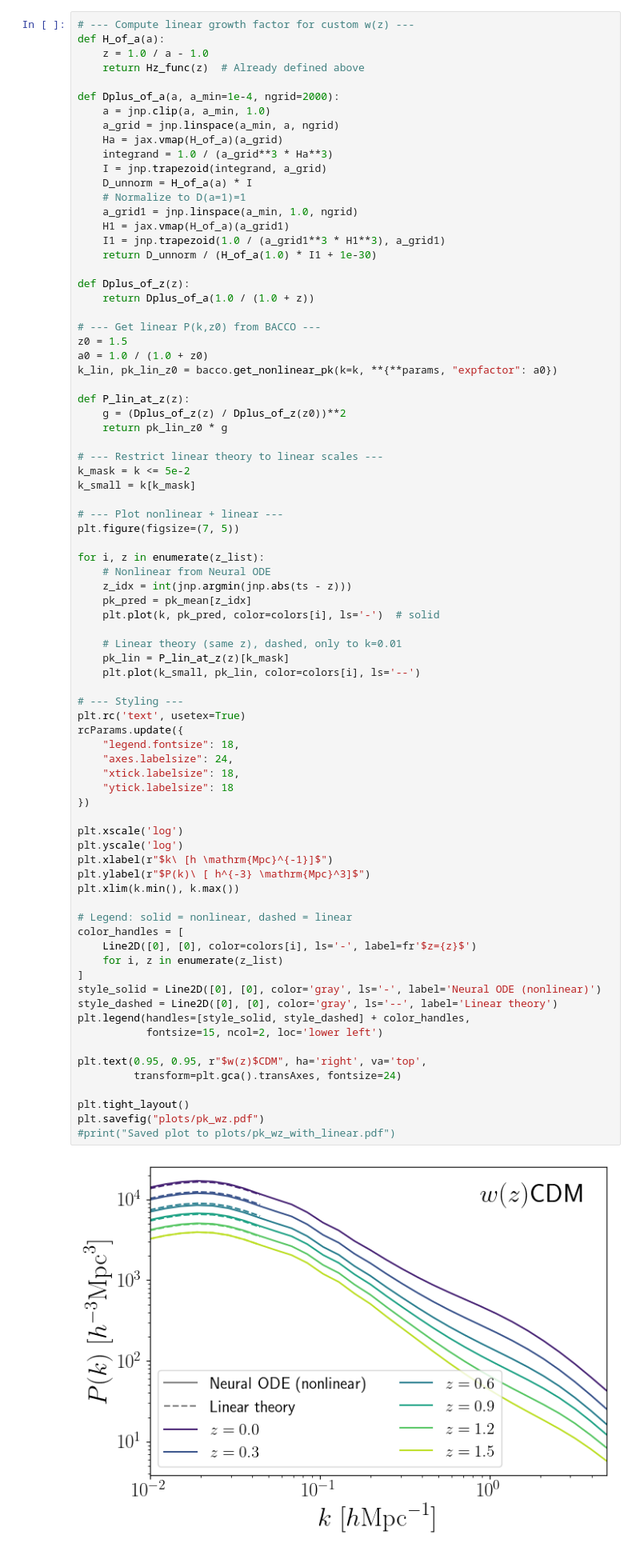
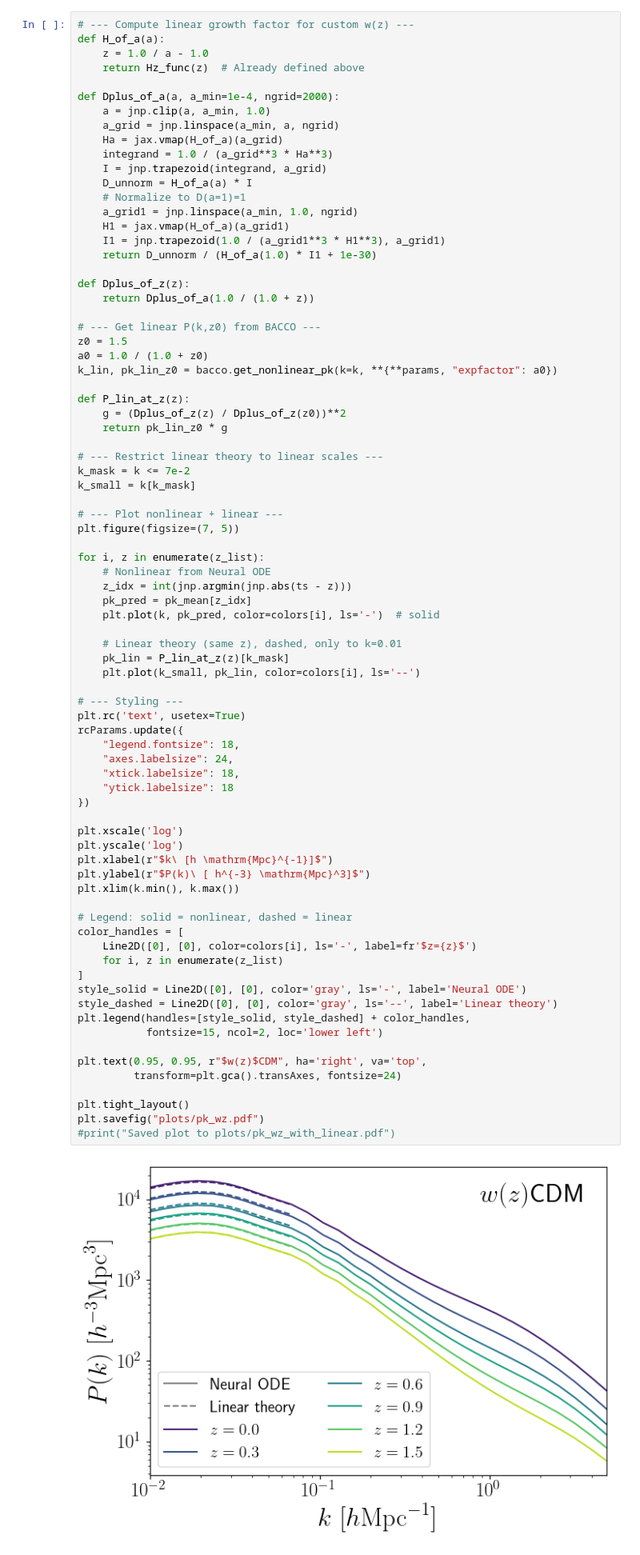
Before and after one commit to pltaylor16/odd_emu, a Jupyter notebook: bacco/results_bacco.ipynb, the cells around one changed output. Shown: that part at 80% size. Drawn from its saved outputs; the diff is of its cells as text.

```diff
--- a/bacco/results_bacco.ipynb
+++ b/bacco/results_bacco.ipynb
@@ -939,7 +939,7 @@ def P_lin_at_z(z):
     return pk_lin_z0 * g
 
 # --- Restrict linear theory to linear scales ---
-k_mask = k <= 5e-2
+k_mask = k <= 7e-2
 k_small = k[k_mask]
 
 # --- Plot nonlinear + linear ---
@@ -959,35 +959,35 @@ for i, z in enumerate(z_list):
 plt.rc('text', usetex=True)
 rcParams.update({
     "legend.fontsize": 18,
     "axes.labelsize": 24,
     "xtick.labelsize": 18,
     "ytick.labelsize": 18
 })
 
 plt.xscale('log')
 plt.yscale('log')
 plt.xlabel(r"$k\ [h \mathrm{Mpc}^{-1}]$")
 plt.ylabel(r"$P(k)\ [ h^{-3} \mathrm{Mpc}^3]$")
 plt.xlim(k.min(), k.max())
 
 # Legend: solid = nonlinear, dashed = linear
 color_handles = [
     Line2D([0], [0], color=colors[i], ls='-', label=fr'$z={z}$')
     for i, z in enumerate(z_list)
 ]
-style_solid = Line2D([0], [0], color='gray', ls='-', label='Neural ODE (nonlinear)')
+style_solid = Line2D([0], [0], color='gray', ls='-', label='Neural ODE')
 style_dashed = Line2D([0], [0], color='gray', ls='--', label='Linear theory')
 plt.legend(handles=[style_solid, style_dashed] + color_handles,
            fontsize=15, ncol=2, loc='lower left')
 
 plt.text(0.95, 0.95, r"$w(z)$CDM", ha='right', va='top',
          transform=plt.gca().transAxes, fontsize=24)
 
 plt.tight_layout()
 plt.savefig("plots/pk_wz.pdf")
 #print("Saved plot to plots/pk_wz_with_linear.pdf")
 # %% [output]
-[figure, old version]
+[figure, new version]
 # %%
 # --- Fractional difference at z = 0 ---
 plt.figure(figsize=(7, 5))
```
Also changed, not shown: parts of 1 cell of this notebook.
